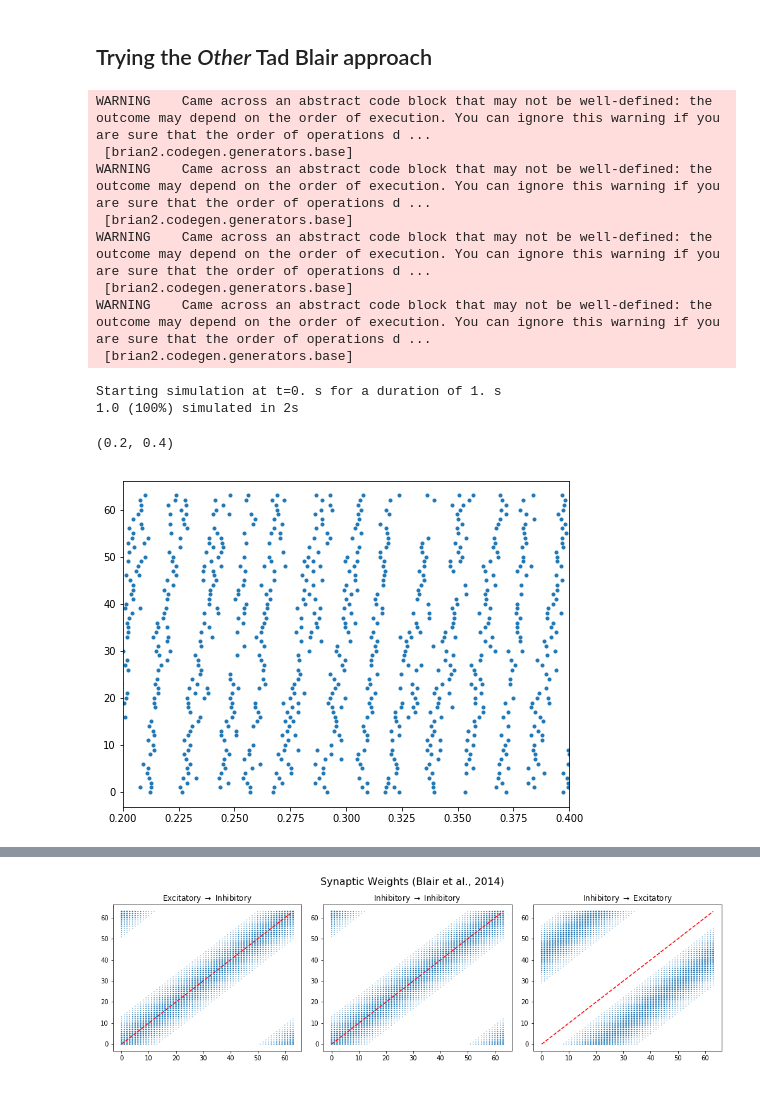
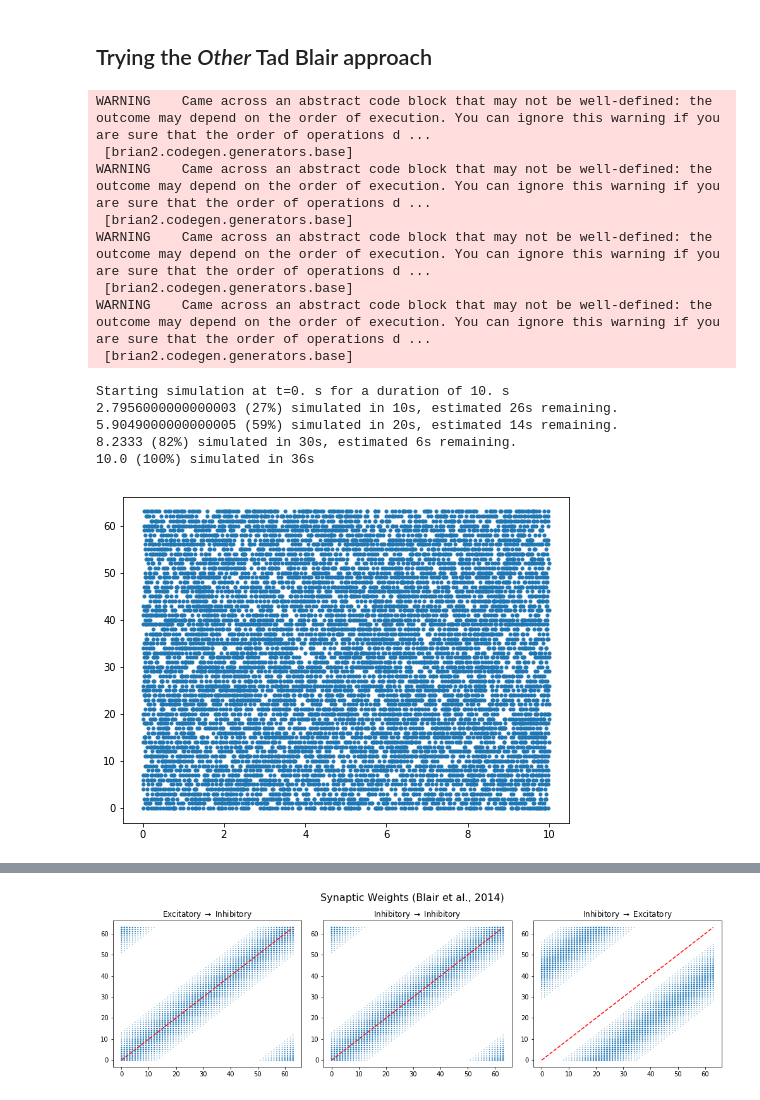
Before and after one commit to acellon/ifat-py, a Jupyter notebook: ifat.ipynb, the cells around one changed output, grey strips where cells are left out. Cells and saved outputs as stored; diff of their text form; code cells hidden in the pictures.

```diff
--- a/ifat.ipynb
+++ b/ifat.ipynb
@@ -269,6 +212,8 @@ def calc_weight(M, alpha, mu, sigma):
     output = 5.0 * fF * np.around(output/(5.0*fF))
     return output
 # %%
+Vm_r = 0.75 * volt
+Vt_r = 3.5*volt
 M = 64
 alpha = sum(W_vals)
 mu1 = 0
@@ -321,5 +266,5 @@ irate = PopulationRateMonitor(blair_inh)
 # %%
-run(1*second,report='text')
+run(10*second,report='text')
 # %% [output]
 WARNING    Came across an abstract code block that may not be well-defined: the outcome may depend on the order of execution. You can ignore this warning if you are sure that the order of operations d ...
  [brian2.codegen.generators.base]
@@ -329,11 +274,13 @@ WARNING    Came across an abstract code block that may not be well-defined: the
  [brian2.codegen.generators.base]
 WARNING    Came across an abstract code block that may not be well-defined: the outcome may depend on the order of execution. You can ignore this warning if you are sure that the order of operations d ...
  [brian2.codegen.generators.base]
-Starting simulation at t=0. s for a duration of 1. s
-1.0 (100%) simulated in 2s
+Starting simulation at t=0. s for a duration of 10. s
+2.7956000000000003 (27%) simulated in 10s, estimated 26s remaining.
+5.9049000000000005 (59%) simulated in 20s, estimated 14s remaining.
+8.2333 (82%) simulated in 30s, estimated 6s remaining.
+10.0 (100%) simulated in 36s
 # %%
 figure(figsize=(8,6))
-plot(e_spmon.t/second, e_spmon.i,'.'); xlim([0.2,0.4])
+plot(e_spmon.t/second, e_spmon.i,'.'); #xlim([0.2,0.4])
 # %% [output]
-(0.2, 0.4)
-[figure, old version]
+[figure, new version]
```
Also changed, not shown: parts of 14 cells of this notebook, 1 other file.
